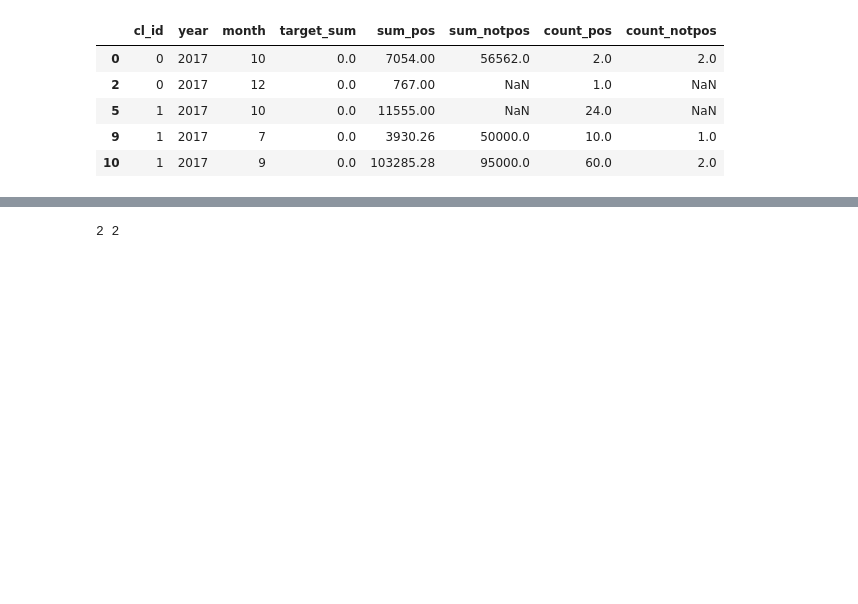
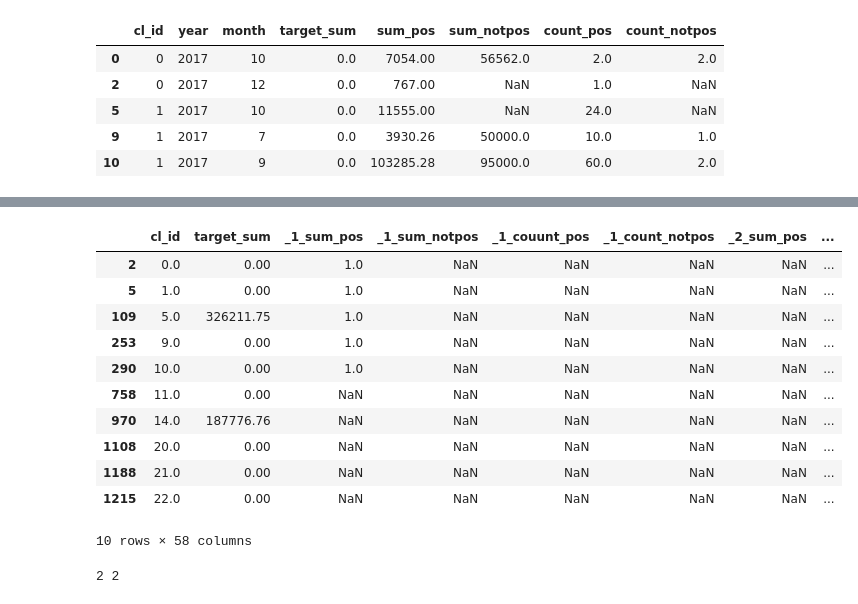
Before and after one commit to Hitriihoma/Machine-learning-course-task, a Jupyter notebook: Zubarev ML.ipynb, the cells around one changed output, grey strips where cells are left out. Cells and saved outputs as stored; diff of their text form; code cells hidden in the pictures; blank space fills up the shorter version.

Commit message:
JN Independent variables
A way to insert values

```diff
--- a/Zubarev ML.ipynb
+++ b/Zubarev ML.ipynb
@@ -183,0 +168,4 @@ Name: 109, dtype: float64
+# %%
+for ind in train_tf.index[:2]:
+    train_tf.loc[ind, '_1_sum_pos'] = 1
+train_tf.head()
@@ -184,3 +180,33 @@ Name: 109, dtype: float64
+# %%
+#train = train.sort_values(by=['cl_id', 'year', 'month'], ascending=[True, False, False])
+for ind in train_tf.index[:5]:
+    mon = 1
+    temp_id =
+    for ji in train[train['cl_id'] == i].index:
+        up_index = train[train['cl_id'] == i].index[0]
+        print(ji, up_index)
+        train.iloc[up_index][f'{mon}_sum_pos'] = train.iloc[ji]['sum_pos']
+        train.iloc[up_index][f'{mon}_sum_notpos'] = train.iloc[ji]['sum_notpos']
+        train.iloc[up_index][f'{mon}_count_pos'] = train.iloc[ji]['count_pos']
+        train.iloc[up_index][f'{mon}_count_notpos'] = train.iloc[ji]['count_notpos']
+        mon+=1
+
+    train_tf.loc[ind,'_1_sum_pos'] = 1
+
+train_tf.head(10)
+# %% [output]
+|  | cl_id | target_sum | _1_sum_pos | _1_sum_notpos | _1_couunt_pos | _1_count_notpos | _2_sum_pos | ... |
+| 2 | 0.0 | 0.00 | 1.0 | NaN | NaN | NaN | NaN | ... |
+| 5 | 1.0 | 0.00 | 1.0 | NaN | NaN | NaN | NaN | ... |
+| 109 | 5.0 | 326211.75 | 1.0 | NaN | NaN | NaN | NaN | ... |
+| 253 | 9.0 | 0.00 | 1.0 | NaN | NaN | NaN | NaN | ... |
+| 290 | 10.0 | 0.00 | 1.0 | NaN | NaN | NaN | NaN | ... |
+| 758 | 11.0 | 0.00 | NaN | NaN | NaN | NaN | NaN | ... |
+| 970 | 14.0 | 187776.76 | NaN | NaN | NaN | NaN | NaN | ... |
+| 1108 | 20.0 | 0.00 | NaN | NaN | NaN | NaN | NaN | ... |
+| 1188 | 21.0 | 0.00 | NaN | NaN | NaN | NaN | NaN | ... |
+| 1215 | 22.0 | 0.00 | NaN | NaN | NaN | NaN | NaN | ... |
+10 rows × 58 columns
 # %%
 # преобразуем в "последний месяц, предпоследний месяц, предпредпоследний месяц
 train = train.sort_values(by=['cl_id', 'year', 'month'], ascending=[True, False, False])
```
Also changed, not shown: parts of 8 cells of this notebook.
